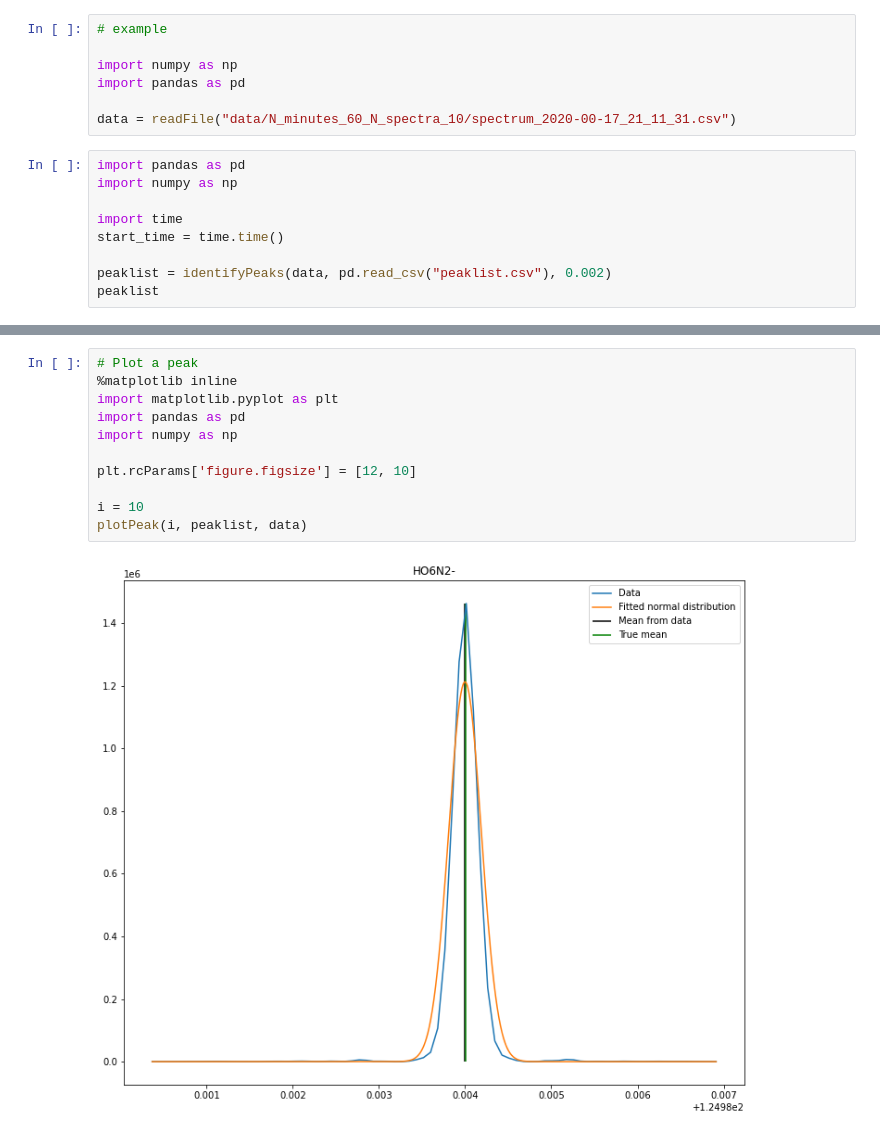
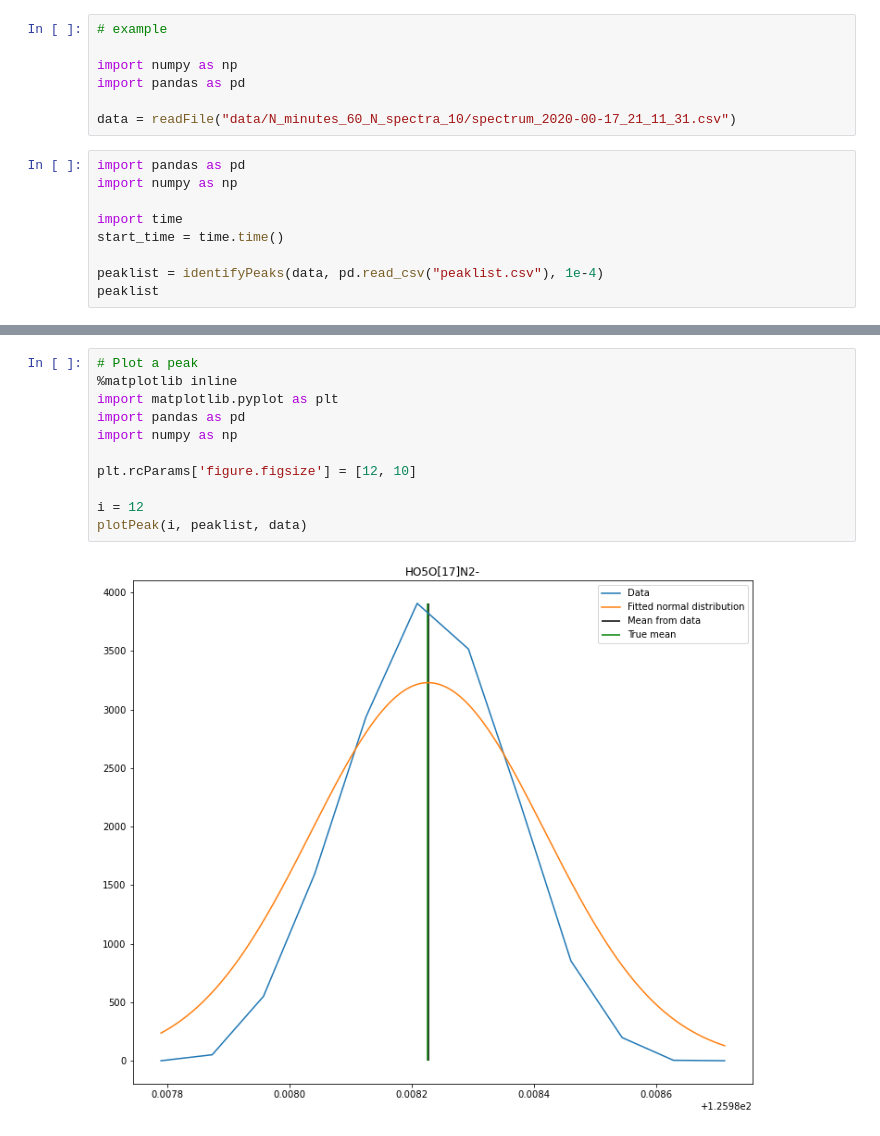
Before and after one commit to jokinen77/DataScienceProject1-Orbitrap, a Jupyter notebook: DataProcessing.ipynb, the cells around one changed output, grey strips where cells are left out. Saved outputs shown, nothing was run; the diff lists cells and outputs as text.

Commit message:
Peak selection

```diff
--- a/DataProcessing.ipynb
+++ b/DataProcessing.ipynb
@@ -183,7 +208,7 @@ import numpy as np
 import time
 start_time = time.time()
 
-peaklist = identifyPeaks(data, pd.read_csv("peaklist.csv"), 0.002)
+peaklist = identifyPeaks(data, pd.read_csv("peaklist.csv"), 1e-4)
 peaklist
 # %% [output]
 |  | formula | mz | observed | a | sigma | peak |
@@ -215,13 +244,13 @@ getMeans(peak)
 # %%
 # Plot a peak
 %matplotlib inline
 import matplotlib.pyplot as plt
 import pandas as pd
 import numpy as np
 
 plt.rcParams['figure.figsize'] = [12, 10]
 
-i = 10
+i = 12
 plotPeak(i, peaklist, data)
 # %% [output]
-[figure, old version]
+[figure, new version]
```
Also changed, not shown: parts of 5 cells of this notebook.
